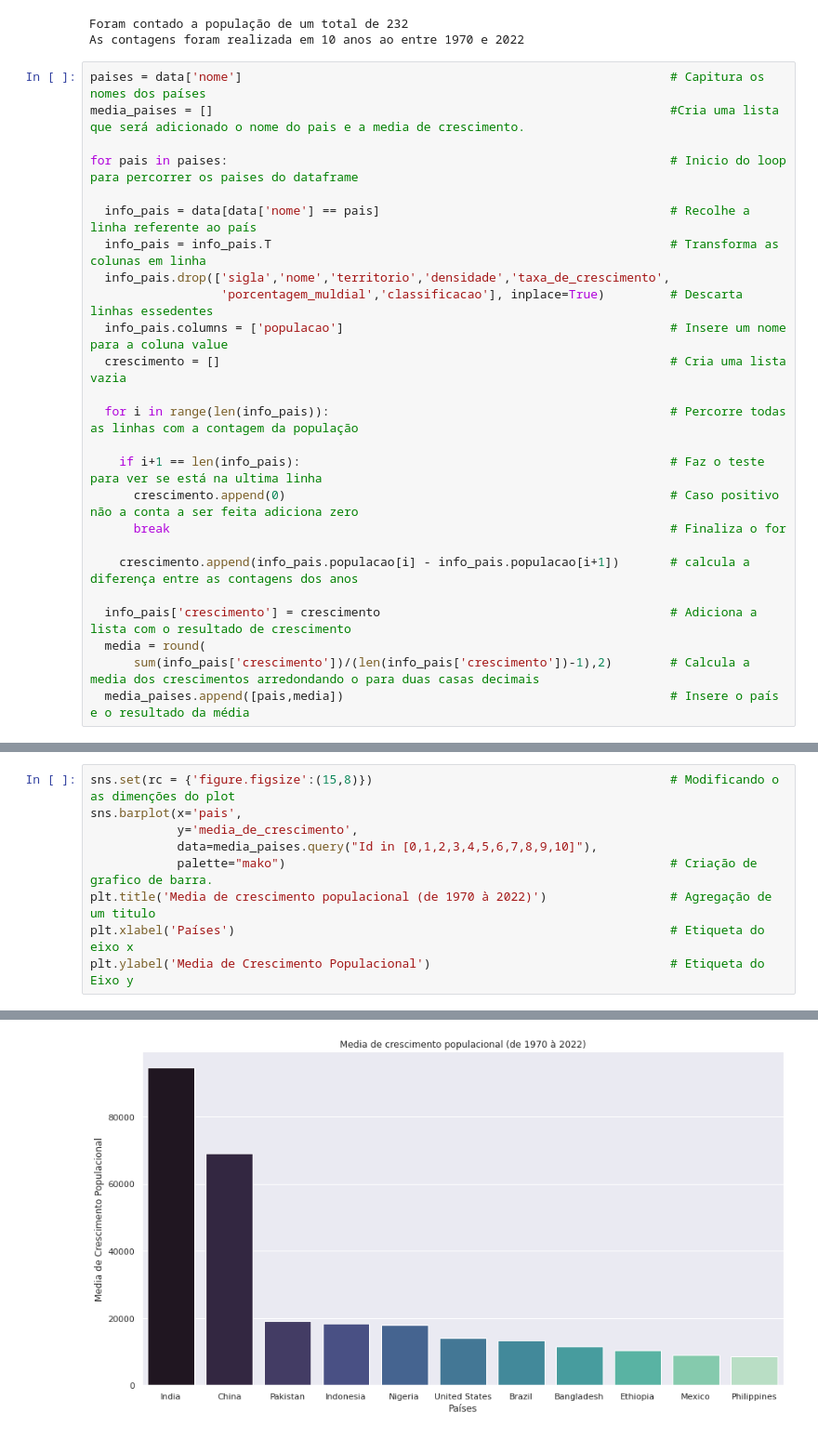
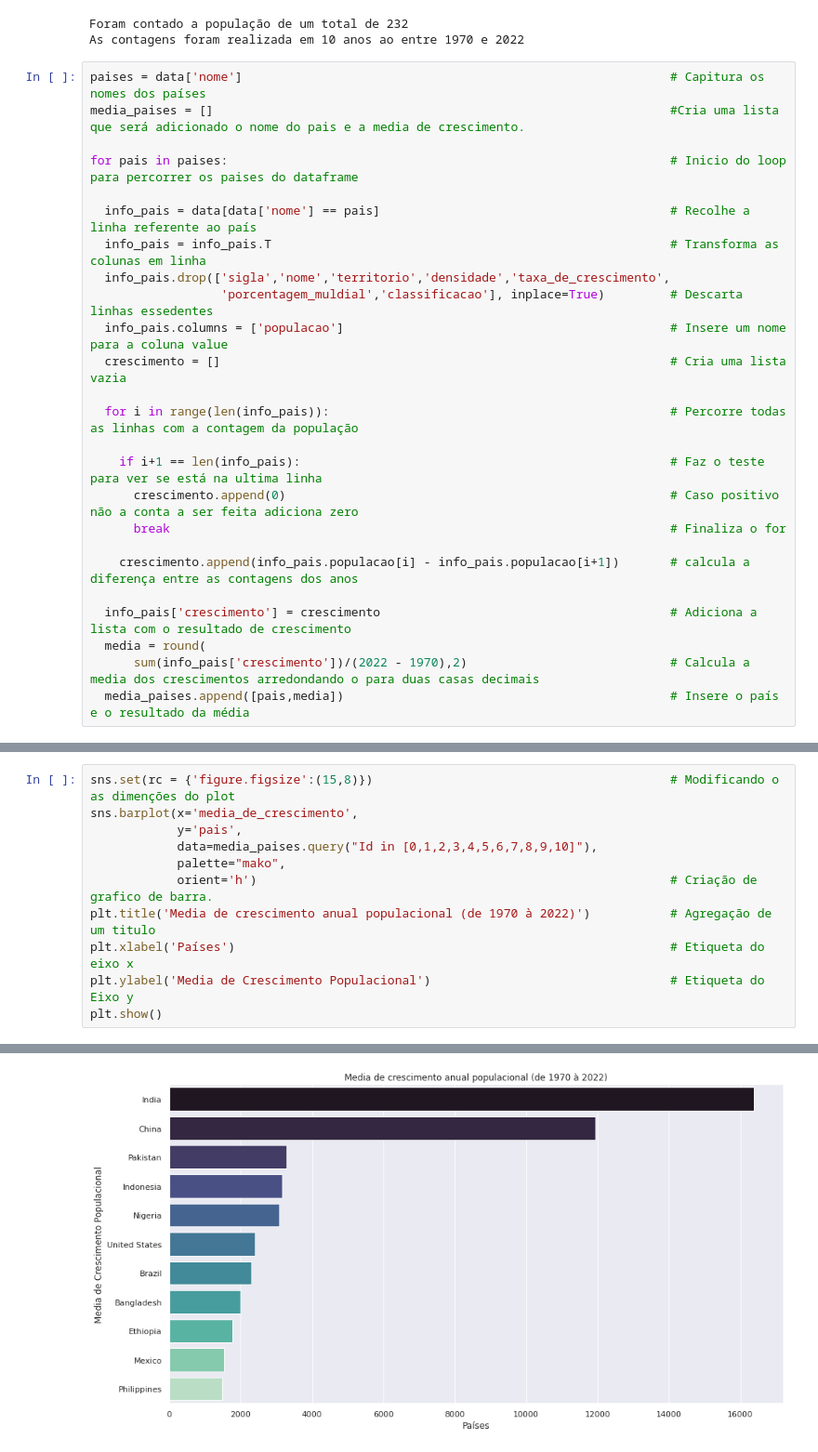
Before and after one commit to joseazev/Wold_population, a Jupyter notebook: Crescimento_da_população_Mundial.ipynb, the cells around one changed output, grey strips where cells are left out. Shown at 93% size. Saved outputs shown, nothing was run; the diff lists cells and outputs as text.

```diff
--- a/Crescimento_da_população_Mundial.ipynb
+++ b/Crescimento_da_população_Mundial.ipynb
@@ -71,7 +73,7 @@ for pais in paises:
 
   info_pais['crescimento'] = crescimento                                        # Adiciona a lista com o resultado de crescimento
   media = round(
-      sum(info_pais['crescimento'])/(len(info_pais['crescimento'])-1),2)        # Calcula a media dos crescimentos arredondando o para duas casas decimais
+      sum(info_pais['crescimento'])/(2022 - 1970),2)                            # Calcula a media dos crescimentos arredondando o para duas casas decimais
   media_paises.append([pais,media])                                             # Insere o país e o resultado da média
 # %%
 media_paises = pd.DataFrame(media_paises,
@@ -101,10 +103,12 @@ media_paises
 # %%
 sns.set(rc = {'figure.figsize':(15,8)})                                         # Modificando o as dimenções do plot
-sns.barplot(x='pais',
-            y='media_de_crescimento',
+sns.barplot(x='media_de_crescimento',
+            y='pais',
             data=media_paises.query("Id in [0,1,2,3,4,5,6,7,8,9,10]"),
-            palette="mako")                                                     # Criação de grafico de barra.
-plt.title('Media de crescimento populacional (de 1970 à 2022)')                 # Agregação de um titulo
+            palette="mako",
+            orient='h')                                                         # Criação de grafico de barra.
+plt.title('Media de crescimento anual populacional (de 1970 à 2022)')           # Agregação de um titulo
 plt.xlabel('Países')                                                            # Etiqueta do eixo x
 plt.ylabel('Media de Crescimento Populacional')                                 # Etiqueta do Eixo y
+plt.show()
 # %% [output]
@@ -112,2 +115,2 @@ Text(0, 0.5, 'Media de Crescimento Populacional')
-[figure, old version]
+[figure, new version]
 # %% [markdown]
```
Also changed, not shown: parts of 6 cells of this notebook.
